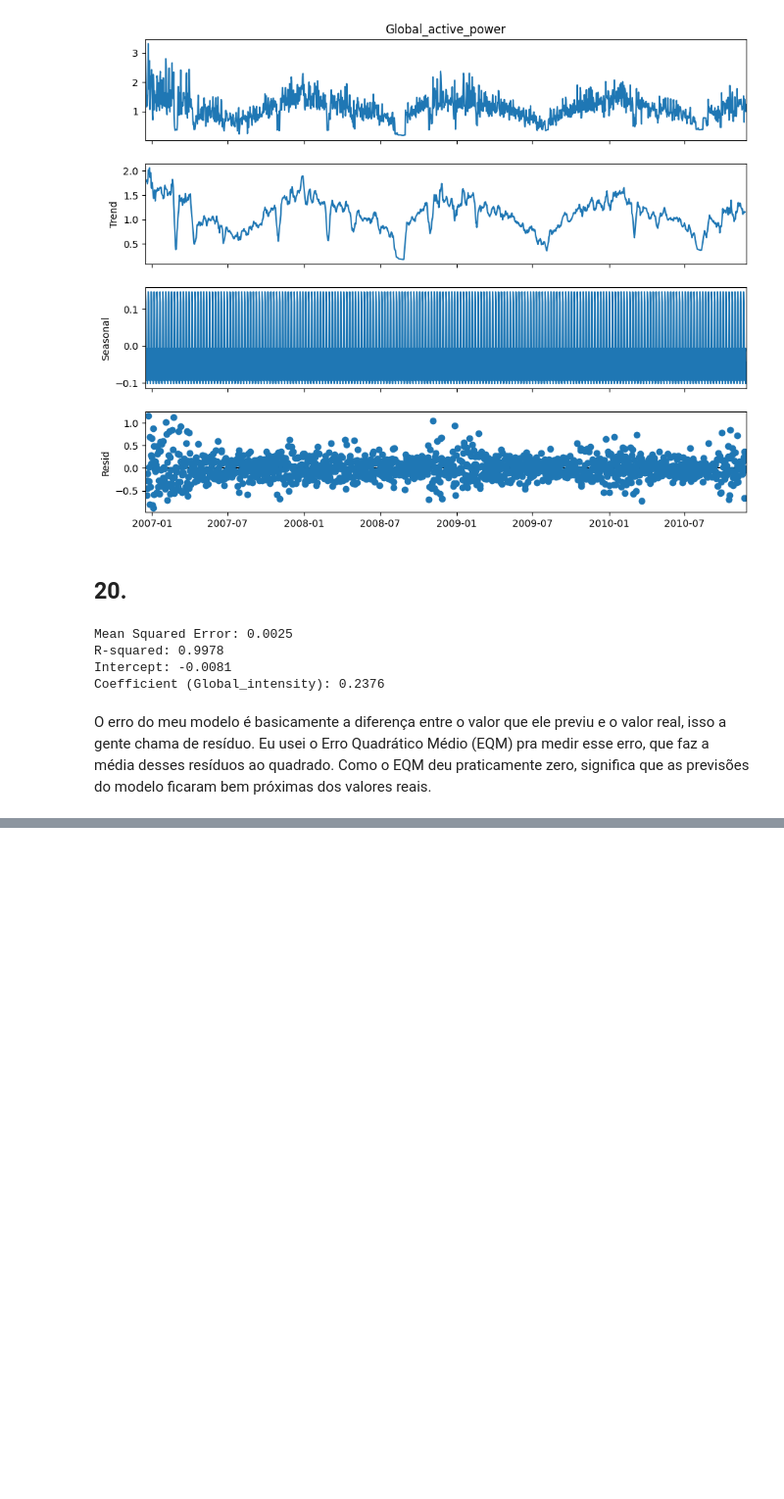
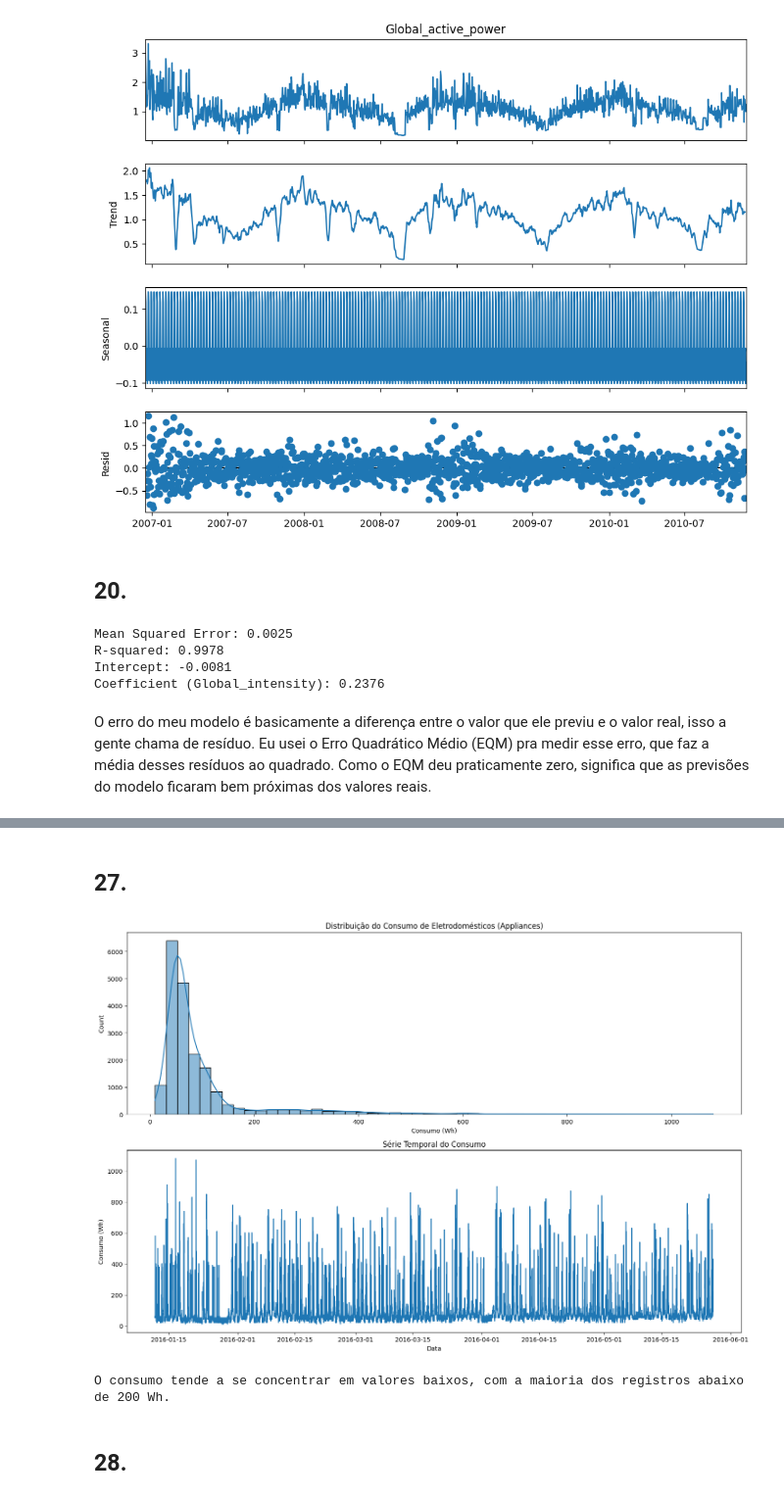
Before and after one commit to jliamonteiro/cp1-IA, a Jupyter notebook: cp1.ipynb, the cells around one changed output, grey strips where cells are left out. Shown at 98% size. Cells and saved outputs as stored; diff of their text form; code cells hidden in the pictures; blank space fills up the shorter version.

```diff
--- a/cp1.ipynb
+++ b/cp1.ipynb
@@ -546,0 +694,6 @@ O erro do meu modelo é basicamente a diferença entre o valor que ele previu e
+# %%
+energy_df = pd.read_csv('/content/energydata_complete.csv')
+print("Informações do Dataset (Tipos de Dados):")
+energy_df.info()
+print("\nEstatísticas Descritivas:")
+display(energy_df.describe())
@@ -546,0 +728,23 @@ O erro do meu modelo é basicamente a diferença entre o valor que ele previu e
+# %% [markdown]
+## 27.
+# %%
+energy_df['date'] = pd.to_datetime(energy_df['date'])
+fig, (ax1, ax2) = plt.subplots(2, 1, figsize=(15, 10))
+
+sns.histplot(energy_df['Appliances'], bins=50, kde=True, ax=ax1)
+ax1.set_title('Distribuição do Consumo de Eletrodomésticos (Appliances)')
+ax1.set_xlabel('Consumo (Wh)')
+
+ax2.plot(energy_df['date'], energy_df['Appliances'])
+ax2.set_title('Série Temporal do Consumo')
+ax2.set_xlabel('Data')
+ax2.set_ylabel('Consumo (Wh)')
+
+plt.tight_layout()
+plt.show()
+print("\nO consumo tende a se concentrar em valores baixos, com a maioria dos registros abaixo de 200 Wh.")
+# %% [output]
+[figure, added]
+O consumo tende a se concentrar em valores baixos, com a maioria dos registros abaixo de 200 Wh.
+# %% [markdown]
+## 28.
```
Also changed, not shown: parts of 52 cells of this notebook, 1 other file.
